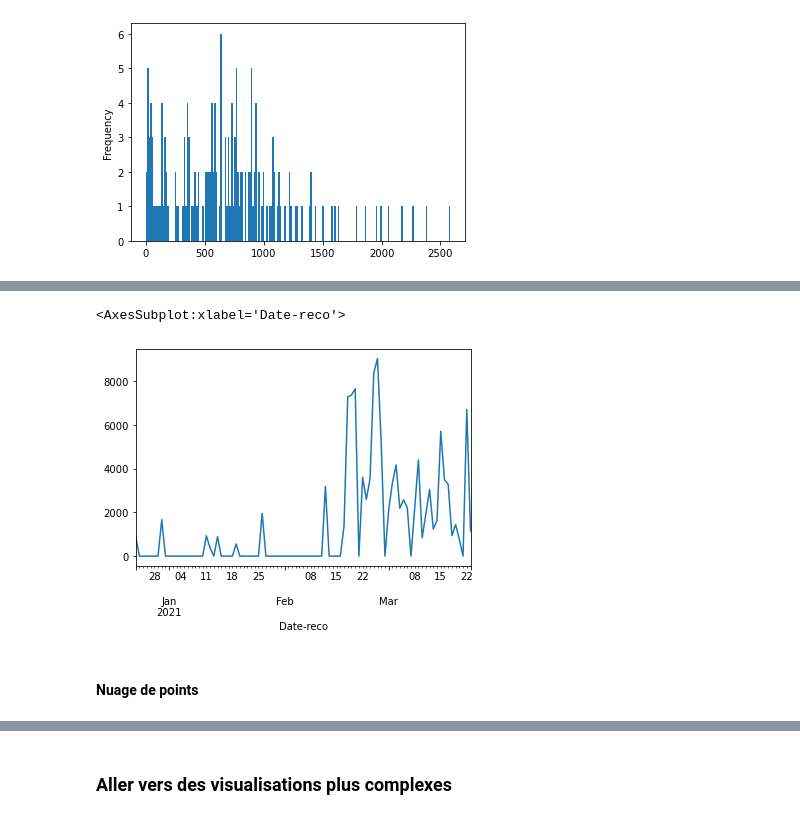
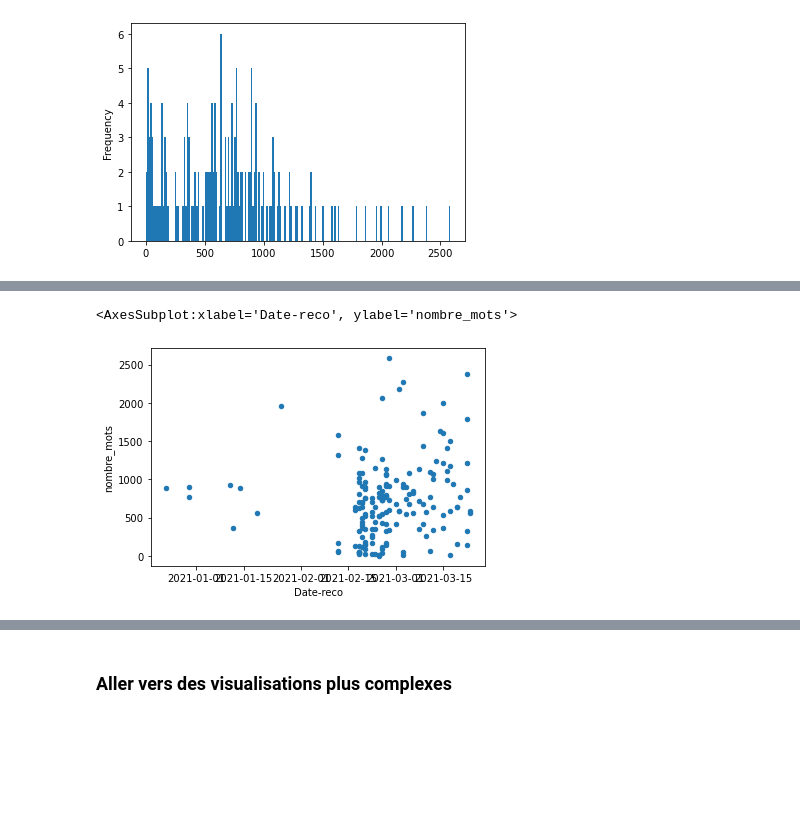
Before and after one commit to pyshs/Formation-UNIL-2021-printemps, a Jupyter notebook: Séance 3B - Visualisations et statistiques descriptives.ipynb, the cells around one changed output, grey strips where cells are left out. Cells and saved outputs as stored; diff of their text form; code cells hidden in the pictures; blank space fills up the shorter version.

```diff
--- a/Séance 3B - Visualisations et statistiques descriptives.ipynb
+++ b/Séance 3B - Visualisations et statistiques descriptives.ipynb
@@ -65,9 +110,7 @@ Index(['Date', 'Titre', 'Journal', 'Contenu', 'Auteur', 'nombre_ig',
+# %%
+data.plot.scatter('Date-reco', 'nombre_mots')
+# %% [output]
+<AxesSubplot:xlabel='Date-reco', ylabel='nombre_mots'>
+[figure, added]
 # %%
 d2 = data.set_index('Date-reco')
-# %%
-d2['nombre_mots'].resample('d').sum().plot()
-# %% [output]
-<AxesSubplot:xlabel='Date-reco'>
-[figure, removed]
-# %% [markdown]
-#### Nuage de points
```
Also changed, not shown: parts of 30 cells of this notebook, 1 other file.
